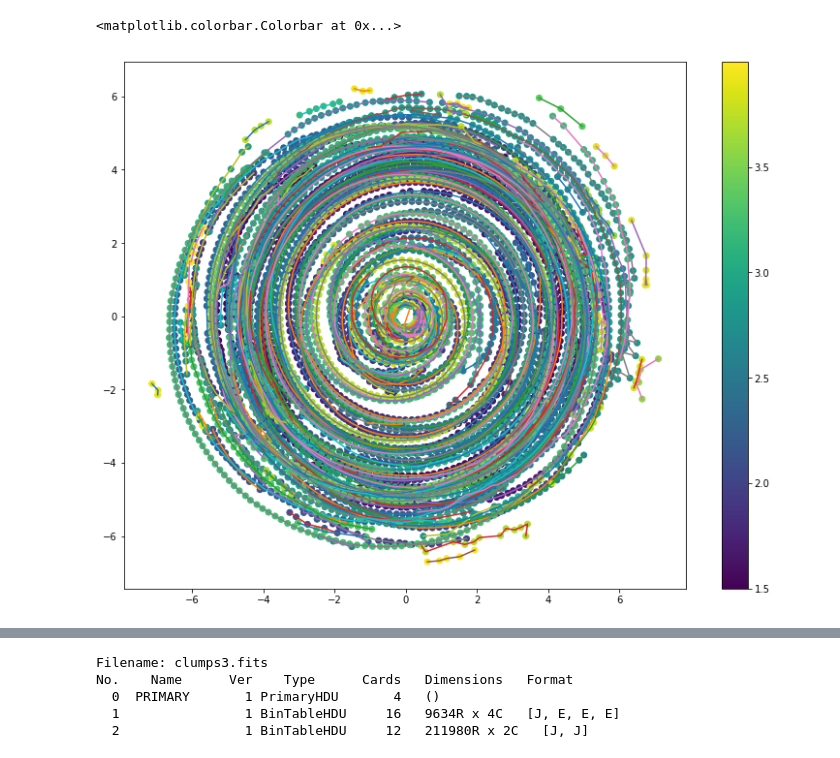
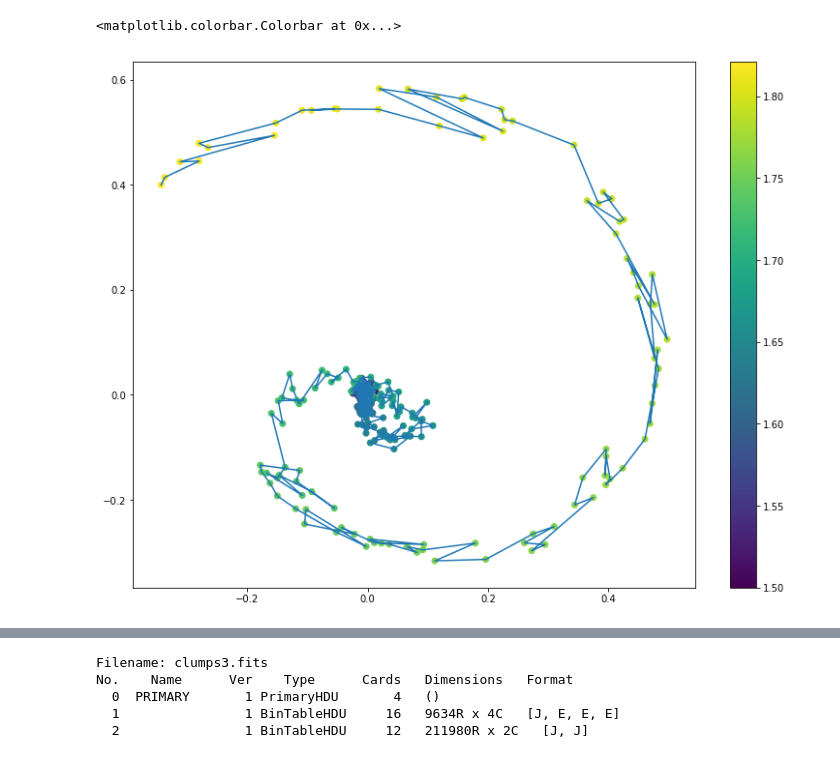
Before and after one commit to BethanyGarver/clumpy-star-formation, a Jupyter notebook: ClusterFinderPhotutils-checkpoint.ipynb, the cells around one changed output, grey strips where cells are left out. Saved outputs shown, nothing was run; the diff lists cells and outputs as text; code cells hidden in the pictures.

```diff
--- a/ClusterFinderPhotutils-checkpoint.ipynb
+++ b/ClusterFinderPhotutils-checkpoint.ipynb
@@ -220,8 +219,8 @@ for refTime in range(15,41):
         #Find stars that formed in time interval
         end = start+5*dt
         newStars = StarsInInterval(txyz,start,end)
-        outOfCenter = (newStars['RHO'] > 0.15)
-        newStars = newStars[outOfCenter]
+        #outOfCenter = (newStars['RHO'] > 0.15)
+        #newStars = newStars[outOfCenter]
 
         # Move stars back in time to beginning of interval
         vcirc = vDisk(newStars['RHO'])
@@ -242,8 +241,6 @@ for refTime in range(15,41):
             peakPositions = (yedges[tbl['x_peak']]+dy/2, -xedges[tbl['y_peak']]-dx/2)
             peaks = CombineClose(peakPositions)
             xcoords,ycoords,positions = MeanPeaks(newStars,peaks)
-            positions = CombineClose((xcoords,ycoords))
-            xcoords,ycoords,positions = MeanPeaks(newStars,positions)
 
             # Track clumps through time
             clumps,merges = TrackClumps(clumps,xcoords,ycoords,newStars,merges)
@@ -271,10 +268,7 @@ for clump in clumps:
 ordered = list(np.zeros(len(clumps)))
 for i,clump in zip(order,clumps):
     ordered[i-1] = clump
-clumps = []
-for clump in ordered:
-    if len(clump) > 4 or clump[len(clump)-1][0] > start-5*dt:
-        clumps.append(clump)
+clumps = ordered
 print('{0} clumps total'.format(len(clumps)))
 # %% [output]
 refTime = 15
@@ -308,23 +302,24 @@ plt.imshow(im, cmap='Greys_r', extent=extent)
 # %%
 plt.figure(figsize=(13,10))
 t = []
 x1 = []
 y1 = []
-for clump in clumps:
-    x2 = []
-    y2 = []
-    for j in range(2,len(clump)):
-        t.append(clump[j][0])
-        x1.append(clump[j][1])
-        x2.append(clump[j][1])
-        y1.append(clump[j][2])
-        y2.append(clump[j][2])
-    plt.plot(x2,y2)
+#for clump in clumps:
+x2 = []
+y2 = []
+clump = clumps[2]
+for j in range(2,len(clump)):
+    t.append(clump[j][0])
+    x1.append(clump[j][1])
+    x2.append(clump[j][1])
+    y1.append(clump[j][2])
+    y2.append(clump[j][2])
+plt.plot(x2,y2)
 plt.scatter(x1,y1,c=t)
 plt.colorbar()
 # %% [output]
 <matplotlib.colorbar.Colorbar at 0x...>
-[figure, old version]
+[figure, new version]
 # %%
 for merge in merges:
     print(merge)
```
Also changed, not shown: parts of 5 cells of this notebook, 1 other file.
